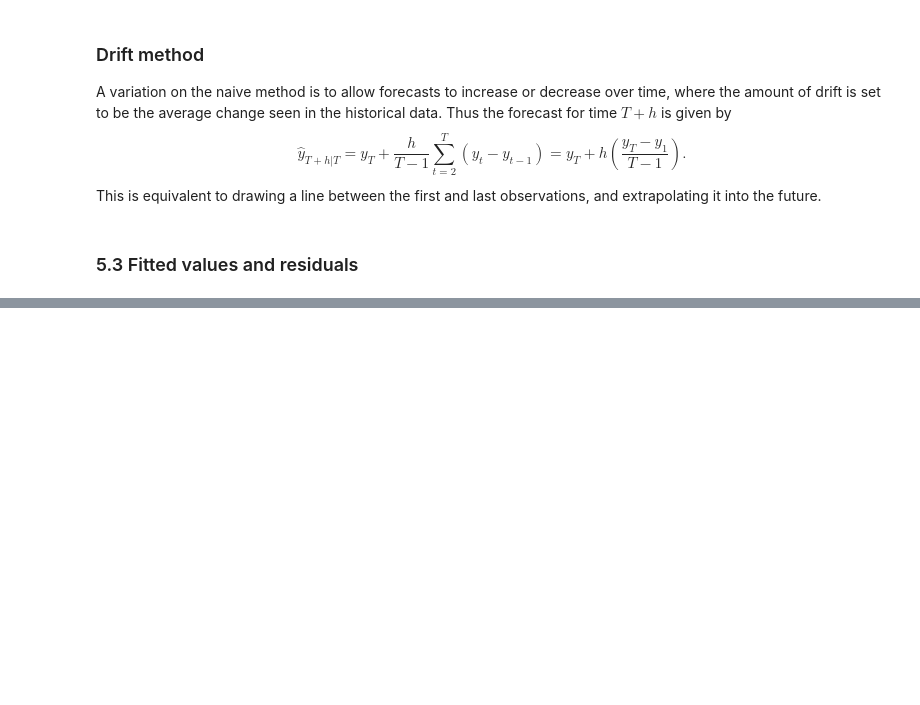
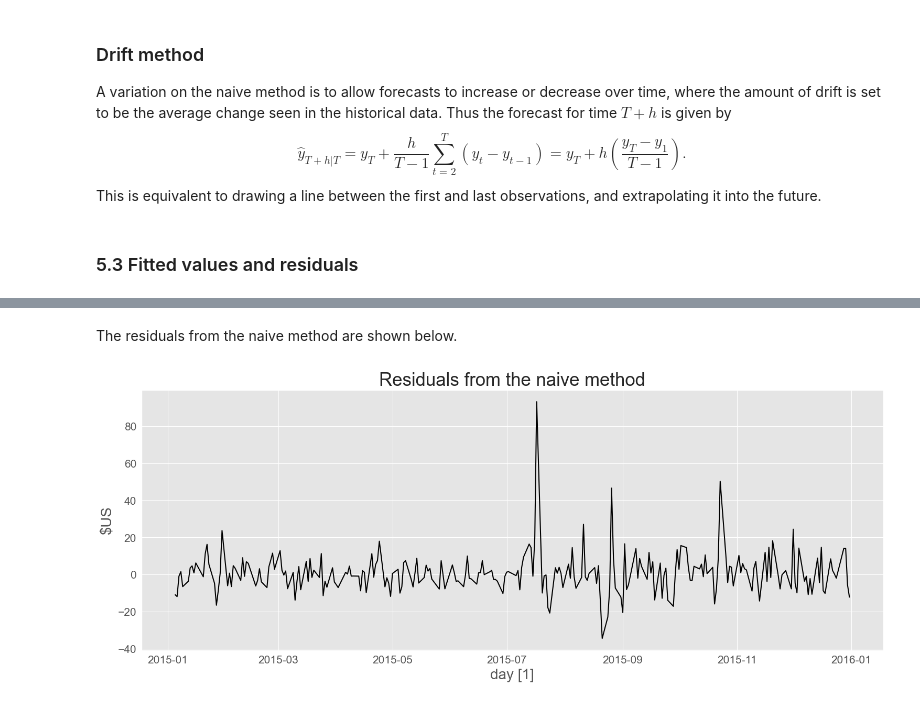
Before and after one commit to darmendariz/fpp, a Jupyter notebook: 05_the_forecasters_toolbox.ipynb, the cells around one changed output, grey strips where cells are left out. Saved outputs shown, nothing was run; the diff lists cells and outputs as text; code cells hidden in the pictures; blank space fills up the shorter version.

```diff
--- a/05_the_forecasters_toolbox.ipynb
+++ b/05_the_forecasters_toolbox.ipynb
@@ -275,0 +351,9 @@ sf = StatsForecast(models=[drift_method], freq="Q")
+# %% [markdown]
+The residuals from the naive method are shown below.
+# %%
+resid = train.assign(resid=lambda x: x["y"].diff())
+plot_series(resid, target_col="resid",
+    xlabel="day [1]", ylabel="$US",
+    title="Residuals from the naive method")
+# %% [output]
+[figure, added]
```
Also changed, not shown: parts of 13 cells of this notebook.
